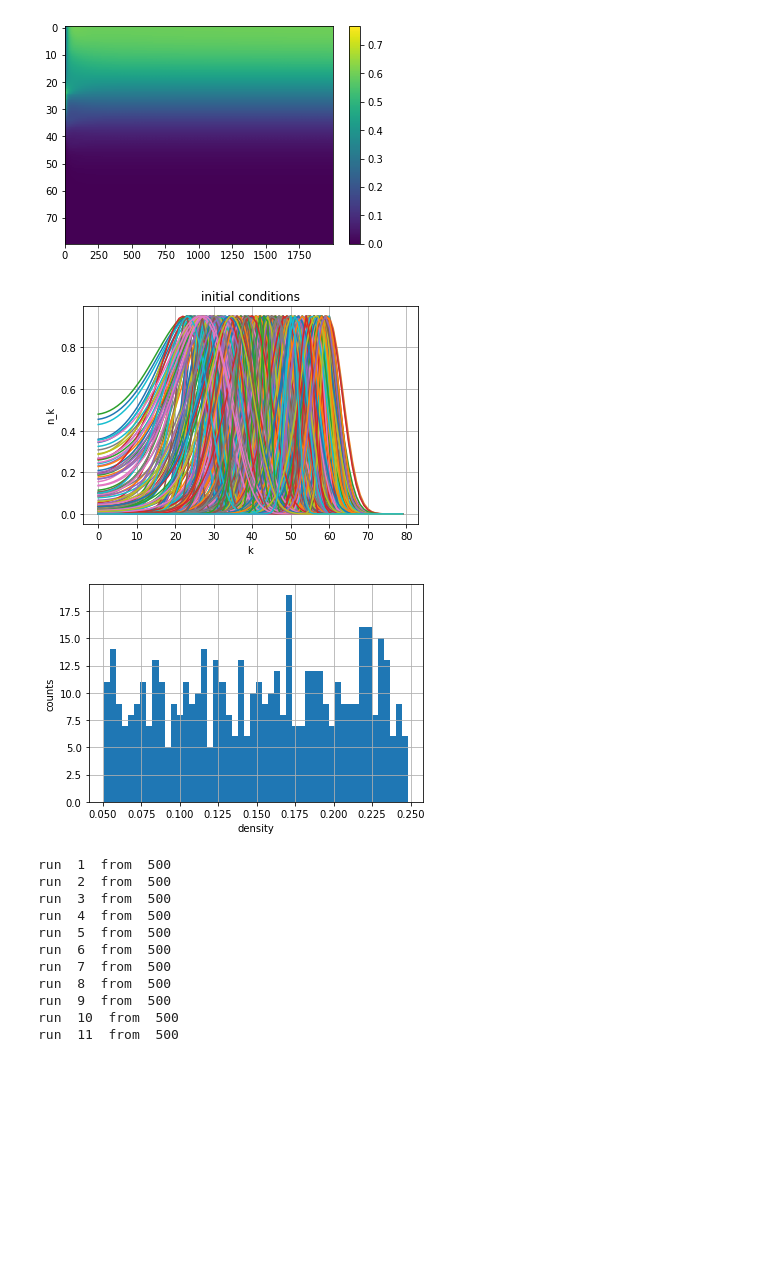
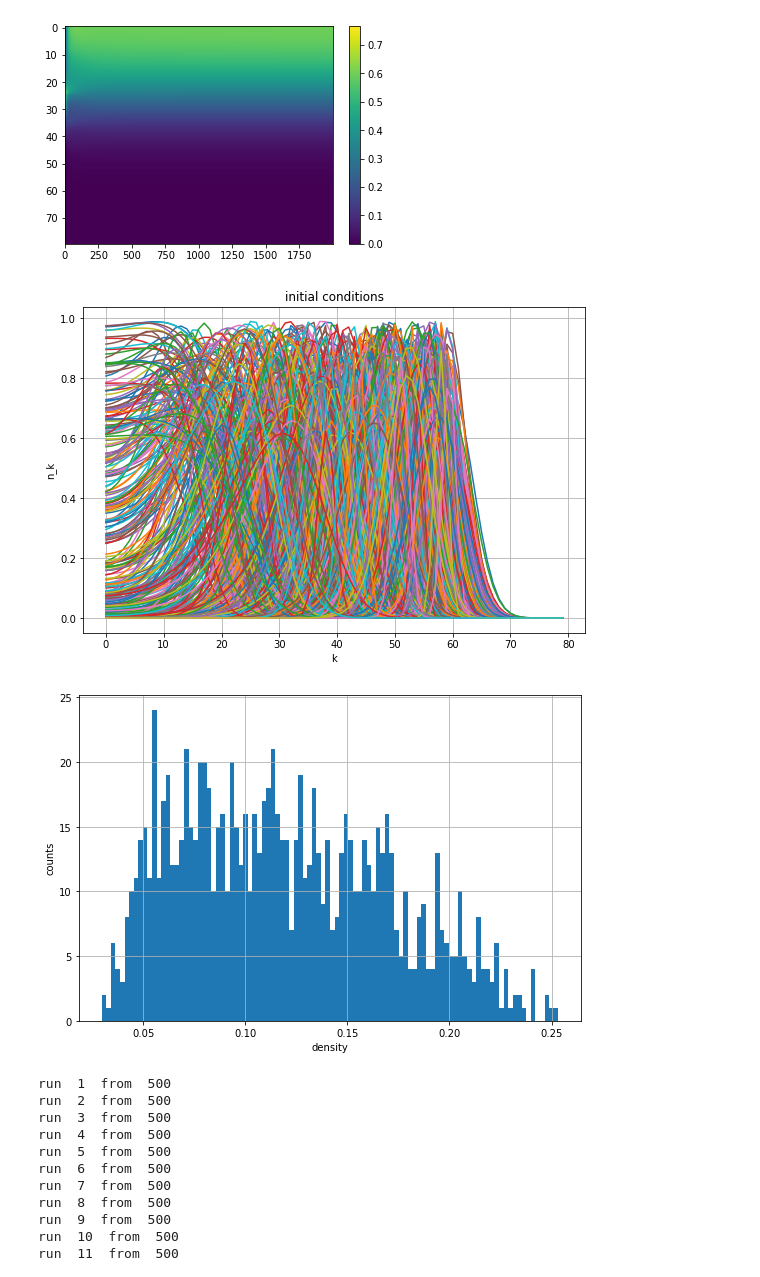
Before and after one commit to stmeinecke/derrom, a Jupyter notebook: ELPH-ML_simulate_ELPH_dyn.ipynb, the cells around one changed output. Saved outputs shown, nothing was run; the diff lists cells and outputs as text; code cells hidden in the pictures; blank space fills up the shorter version.

Commit message:
updated standard simulation parameters to larger set

```diff
--- a/ELPH-ML_simulate_ELPH_dyn.ipynb
+++ b/ELPH-ML_simulate_ELPH_dyn.ipynb
@@ -4,6 +4,8 @@
 
 import numpy as np
 import matplotlib.pyplot as plt
+plt.rcParams['figure.figsize'] = [9, 6]
+
 import sys
 
 sys.path.append("incl/")
@@ -28,41 +33,42 @@ plt.show()
 [figure]
 [figure]
 # %%
-n_runs = 500
+n_runs = 1000
 
 rng = np.random.default_rng(817)
 
 paras = np.zeros((n_runs,3))
 
-paras[:,0] = rng.uniform(low=0.1, high=0.7, size=n_runs)
+paras[:,0] = rng.uniform(low=0.0, high=0.7, size=n_runs)
 paras[:,1] = rng.uniform(low=0.02, high=0.1, size=n_runs)
 paras[:,2] = 0.1
 
 inits = ELPH_utils.get_gaussian_inits(kmax, n_kmax, paras)
 
 
 for r in range(n_runs):
     dist_max = np.amax(inits[r][:n_kmax])
-    inits[r][:n_kmax] *= 0.95 / dist_max
+#     inits[r][:n_kmax] *= 0.95 / dist_max
+    inits[r][:n_kmax] *= rng.uniform(low=0.5, high=.99) / dist_max
     paras[r,2] = ELPH_dyn.get_density_from_state(inits[r][:n_kmax], kmax/n_kmax)
 
 
 plt.grid()
 for r in range(n_runs):
     plt.plot(inits[r][:n_kmax])
 plt.xlabel('k')
 plt.ylabel('n_k')
 plt.title('initial conditions')
 plt.show()
 
 plt.grid()
 plt.hist(paras[:,2],bins=n_runs//10)
 plt.xlabel('density')
 plt.ylabel('counts')
 plt.show()
 # %% [output]
-[figure, old version]
+[figure, new version]
-[figure, old version]
+[figure, new version]
 # %%
 runs = ELPH_utils.get_runs(kmax, n_kmax, inits, tmax=2000, n_tmax=400)
 # %% [output]
```
Also changed, not shown: parts of 1 cell of this notebook.
